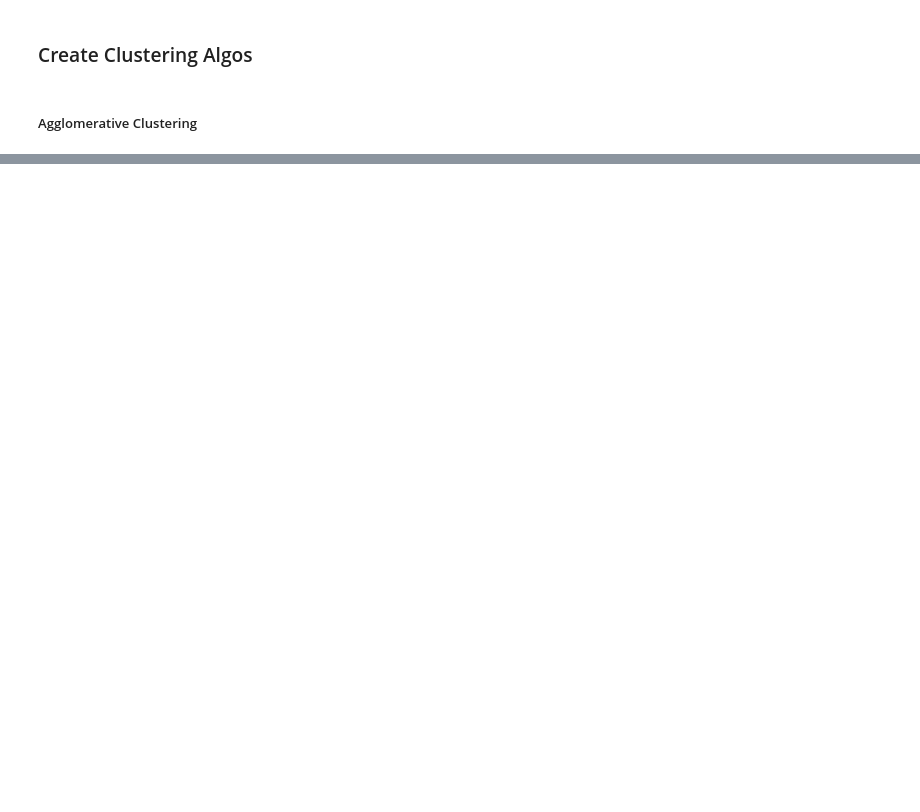
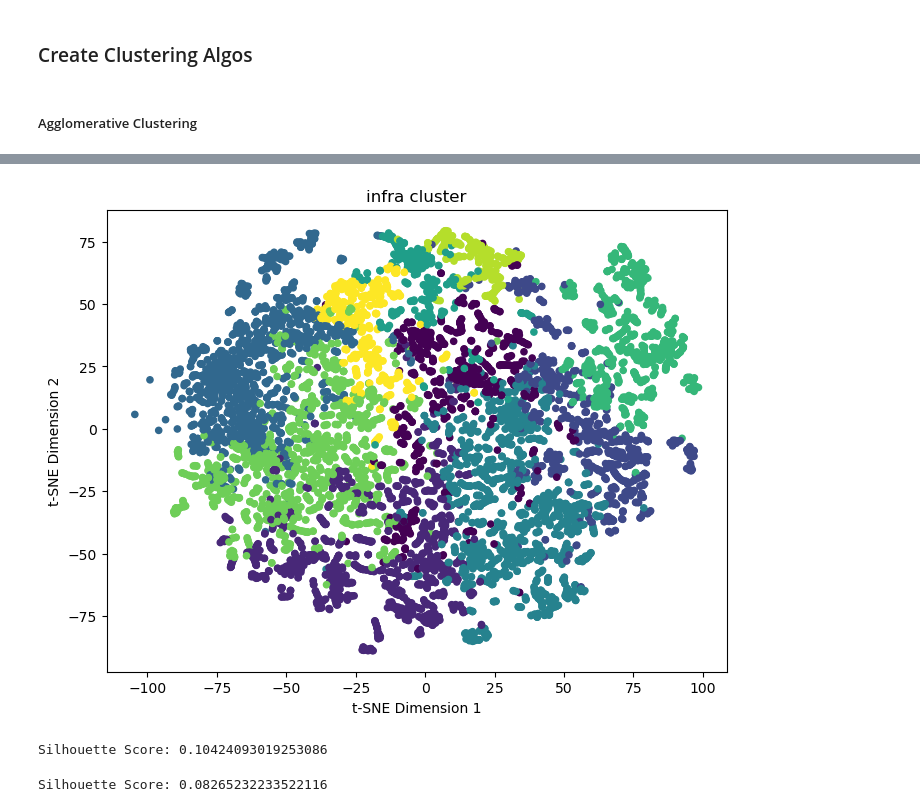
Before and after one commit to Suhail270/DMML_Part2, a Jupyter notebook: clustering.ipynb, the cells around one changed output, grey strips where cells are left out. Cells and saved outputs as stored; diff of their text form; code cells hidden in the pictures; blank space fills up the shorter version.

```diff
--- a/clustering.ipynb
+++ b/clustering.ipynb
@@ -256,0 +108,8 @@ Name: 8293, dtype: int64
+# %%
+TSNEplots(infrared_df_org,agg_10_clusters_labels_infra,"infra cluster")
+# %% [output]
+[figure, added]
+# %%
+silhouetteScore(infrared_df_org,agg_10_clusters_labels_infra)
+# %% [output]
+Silhouette Score: 0.10424093019253086
@@ -256,0 +136,5 @@ Name: 8293, dtype: int64
+# %%
+clusters_infra_no_outliers = aggfunc(infra_no_outliers, 10)
+silhouetteScore(infra_no_outliers,clusters_infra_no_outliers)
+# %% [output]
+Silhouette Score: 0.08265232233522116
```
Also changed, not shown: parts of 37 cells of this notebook, 3 other files.
